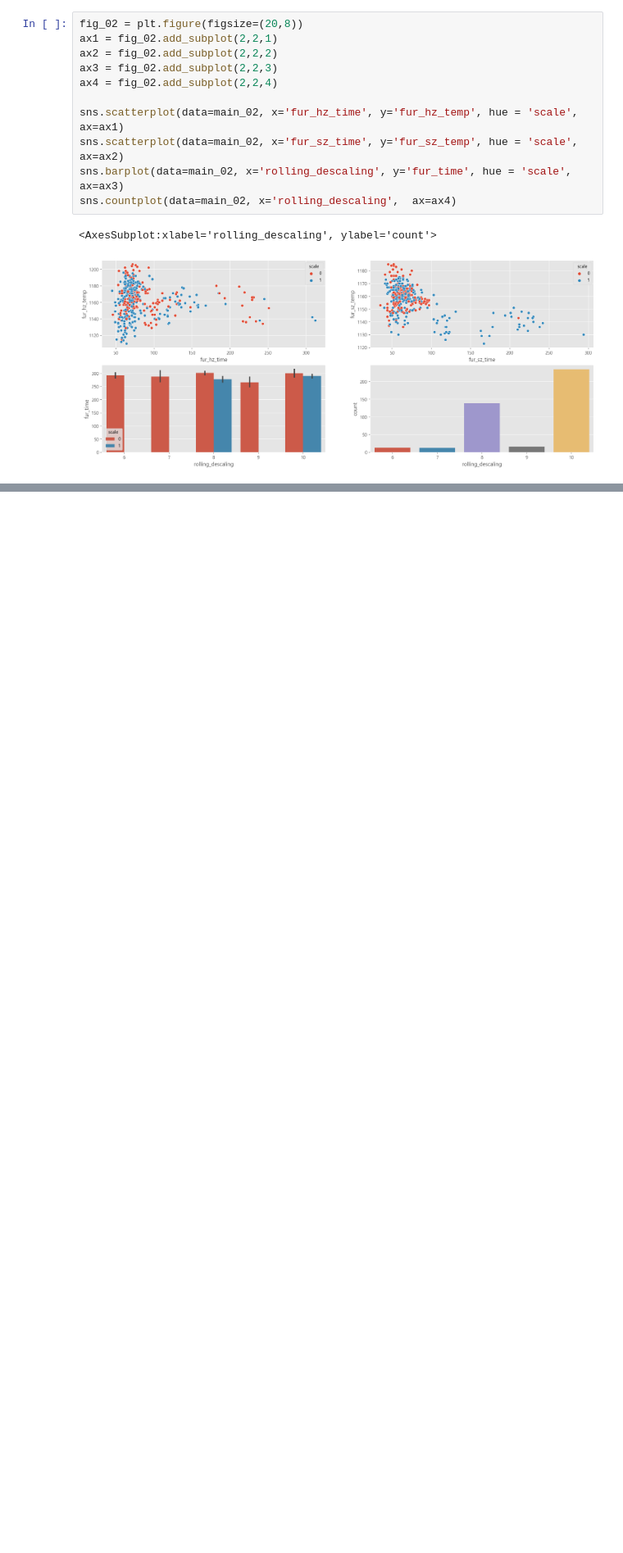
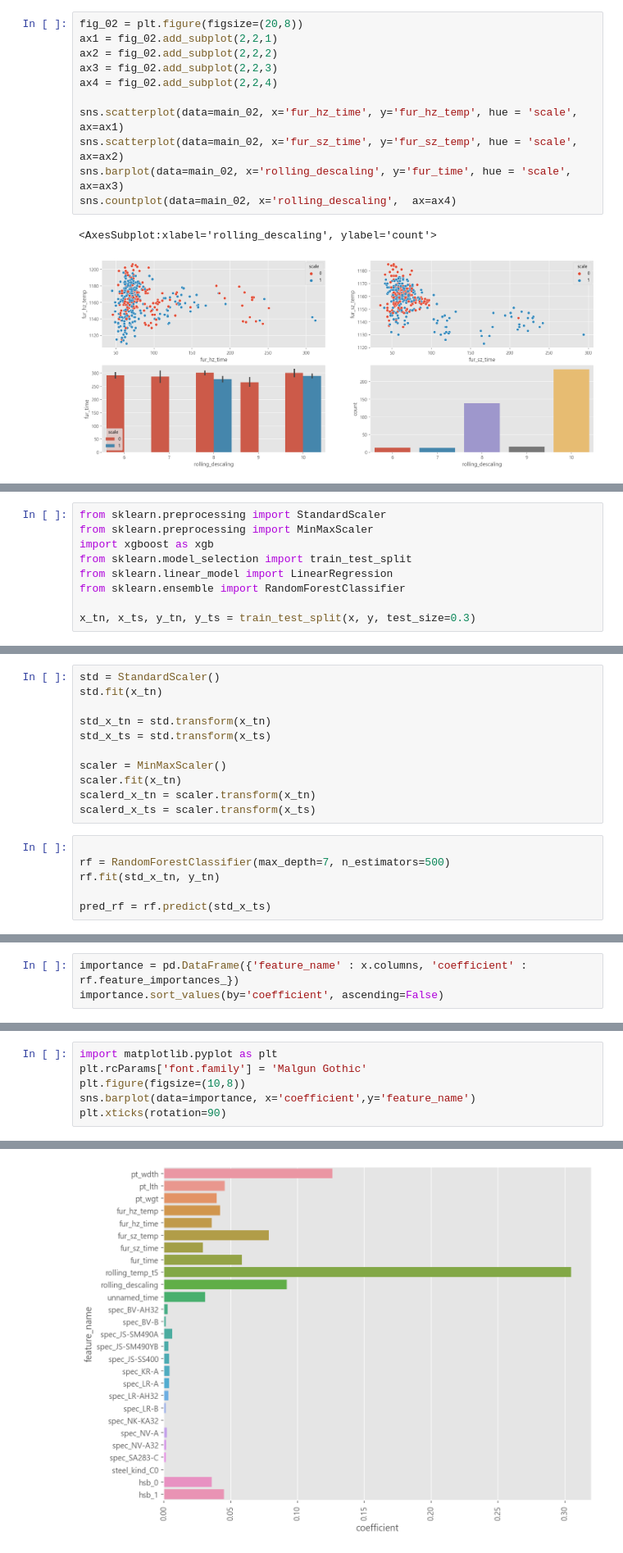
Before and after one commit to Liamns/steel_project, a Jupyter notebook: mg_project_1028.ipynb, the cells around one changed output, grey strips where cells are left out. Shown at 82% size. Drawn from its saved outputs; the diff is of its cells as text; blank space fills up the shorter version.

```diff
--- a/mg_project_1028.ipynb
+++ b/mg_project_1028.ipynb
@@ -435,0 +495,9 @@ print(result.to_string())
+# %%
+from sklearn.preprocessing import StandardScaler
+from sklearn.preprocessing import MinMaxScaler
+import xgboost as xgb
+from sklearn.model_selection import train_test_split
+from sklearn.linear_model import LinearRegression
+from sklearn.ensemble import RandomForestClassifier
+
+x_tn, x_ts, y_tn, y_ts = train_test_split(x, y, test_size=0.3)
@@ -435,0 +509,17 @@ print(result.to_string())
+# %%
+std = StandardScaler()
+std.fit(x_tn)
+
+std_x_tn = std.transform(x_tn)
+std_x_ts = std.transform(x_ts)
+
+scaler = MinMaxScaler()
+scaler.fit(x_tn)
+scalerd_x_tn = scaler.transform(x_tn)
+scalerd_x_ts = scaler.transform(x_ts)
+# %%
+
+rf = RandomForestClassifier(max_depth=7, n_estimators=500)
+rf.fit(std_x_tn, y_tn)
+
+pred_rf = rf.predict(std_x_ts)
@@ -435,0 +557,3 @@ print(result.to_string())
+# %%
+importance = pd.DataFrame({'feature_name' : x.columns, 'coefficient' : rf.feature_importances_})
+importance.sort_values(by='coefficient', ascending=False)
@@ -435,0 +578,7 @@ print(result.to_string())
+# %%
+import matplotlib.pyplot as plt
+plt.rcParams['font.family'] = 'Malgun Gothic'
+plt.figure(figsize=(10,8))
+sns.barplot(data=importance, x='coefficient',y='feature_name')
+plt.xticks(rotation=90)
+# %% [output]
@@ -435,0 +594 @@ print(result.to_string())
+[figure, added]
```
Also changed, not shown: parts of 24 cells of this notebook.
